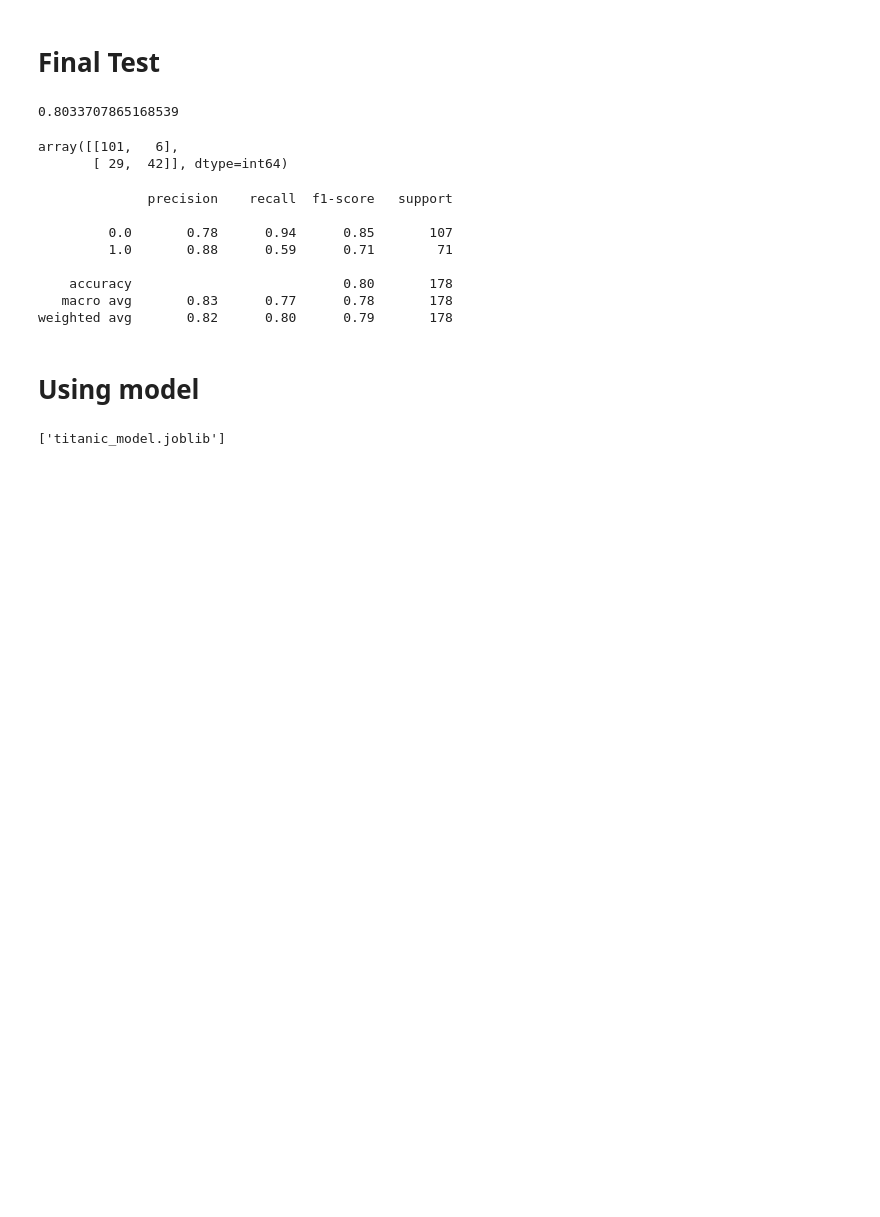
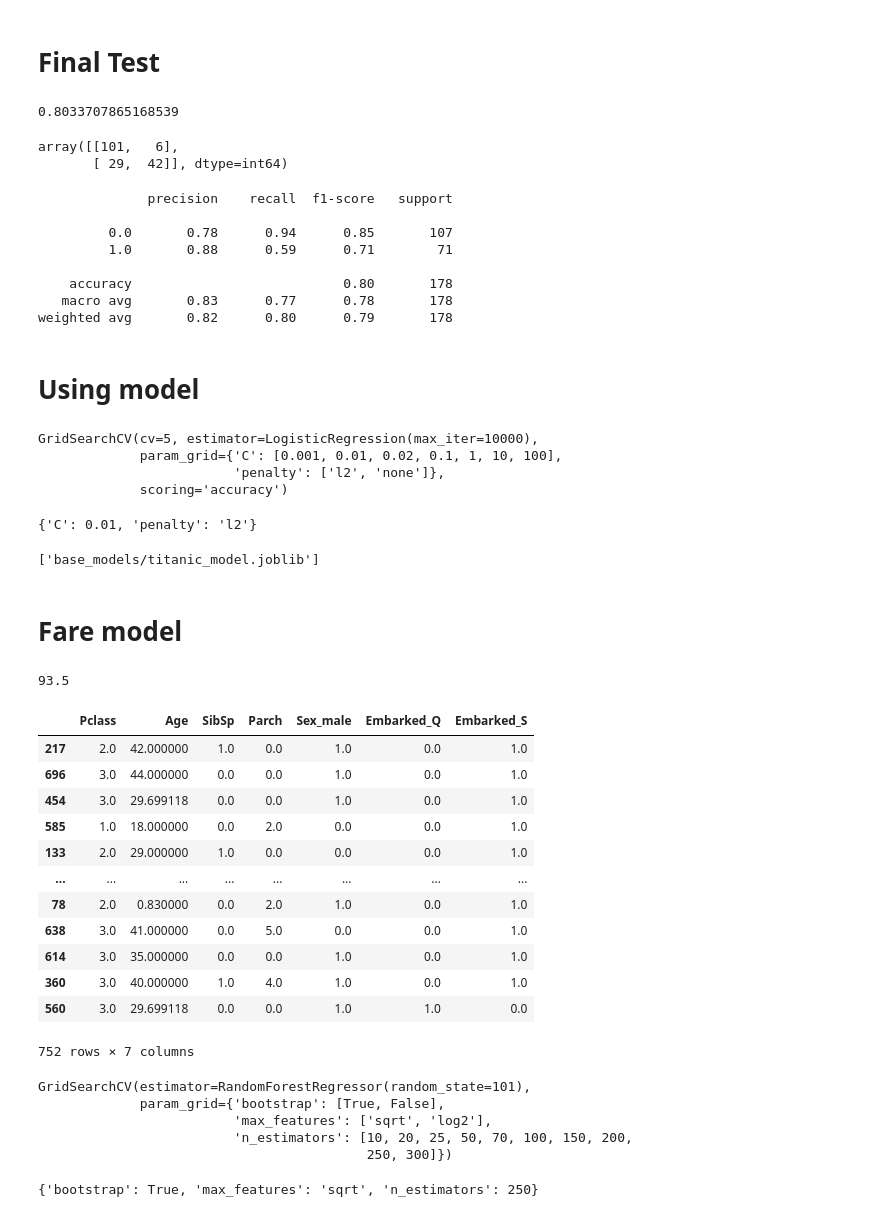
Before and after one commit to nicksttar/Titanic-Survival-Prediction, a Jupyter notebook: titanic_model.ipynb, the cells around one changed output. Drawn from its saved outputs; the diff is of its cells as text; code cells hidden in the pictures; blank space fills up the shorter version.

```diff
--- a/titanic_model.ipynb
+++ b/titanic_model.ipynb
@@ -301,8 +340,52 @@ print(classification_report(y_test, y_pred))
 weighted avg       0.82      0.80      0.79       178
 # %% [markdown]
 # Using model
+# %%
+log_model = LogisticRegression(max_iter=10000)
+grid_params = {'C': [0.001, 0.01, 0.02, 0.1, 1, 10, 100], 'penalty': ['l2', 'none']}
+grid_model = GridSearchCV(log_model, param_grid=grid_params, cv=5, scoring='accuracy')
+X = scaler.fit_transform(X)
+
+grid_model.fit(X, y)
+# %% [output]
+GridSearchCV(cv=5, estimator=LogisticRegression(max_iter=10000),
+             param_grid={'C': [0.001, 0.01, 0.02, 0.1, 1, 10, 100],
+                         'penalty': ['l2', 'none']},
+             scoring='accuracy')
+# %%
+grid_model.best_params_
+# %% [output]
+{'C': 0.01, 'penalty': 'l2'}
 # %%
 from joblib import dump
-dump(grid_model, 'titanic_model.joblib')
+dump(grid_model, 'base_models/titanic_model.joblib')
 # %% [output]
-['titanic_model.joblib']
+['base_models/titanic_model.joblib']
+# %% [markdown]
+# Fare model
+# %%
+final_df = final_df[final_df['Fare']<100]
+
+y1 = final_df['Fare']
+X1 = final_df.drop(['Fare', 'Survived'], axis=1)
+y1.max()
+# %% [output]
+93.5
+# %%
+X_train, X_test, y_train, y_test = train_test_split(X1, y1, test_size=0.1, random_state=101)
+X_train.astype(int).to_csv('base_models/X_need_to_fare_scale.csv', index=False)
+X_train
+# %% [output]
+|  | Pclass | Age | SibSp | Parch | Sex_male | Embarked_Q | Embarked_S |
+| 217 | 2.0 | 42.000000 | 1.0 | 0.0 | 1.0 | 0.0 | 1.0 |
+| 696 | 3.0 | 44.000000 | 0.0 | 0.0 | 1.0 | 0.0 | 1.0 |
+| 454 | 3.0 | 29.699118 | 0.0 | 0.0 | 1.0 | 0.0 | 1.0 |
+| 585 | 1.0 | 18.000000 | 0.0 | 2.0 | 0.0 | 0.0 | 1.0 |
+| 133 | 2.0 | 29.000000 | 1.0 | 0.0 | 0.0 | 0.0 | 1.0 |
+| ... | ... | ... | ... | ... | ... | ... | ... |
+| 78 | 2.0 | 0.830000 | 0.0 | 2.0 | 1.0 | 0.0 | 1.0 |
+| 638 | 3.0 | 41.000000 | 0.0 | 5.0 | 0.0 | 0.0 | 1.0 |
+| 614 | 3.0 | 35.000000 | 0.0 | 0.0 | 1.0 | 0.0 | 1.0 |
+| 360 | 3.0 | 40.000000 | 1.0 | 4.0 | 1.0 | 0.0 | 1.0 |
+| 560 | 3.0 | 29.699118 | 0.0 | 0.0 | 1.0 | 1.0 | 0.0 |
+752 rows × 7 columns
@@ -308,0 +399,15 @@ dump(grid_model, 'titanic_model.joblib')
+# %%
+svc = RandomForestRegressor(random_state=101)
+param_grid = {'n_estimators': [10, 20, 25, 50, 70, 100, 150, 200, 250, 300], 'max_features': ['sqrt', 'log2'], 'bootstrap': [True, False]}
+grid_fare = GridSearchCV(svc, param_grid=param_grid)
+grid_fare.fit(X_train, y_train)
+# %% [output]
+GridSearchCV(estimator=RandomForestRegressor(random_state=101),
+             param_grid={'bootstrap': [True, False],
+                         'max_features': ['sqrt', 'log2'],
+                         'n_estimators': [10, 20, 25, 50, 70, 100, 150, 200,
+                                          250, 300]})
+# %%
+grid_fare.best_params_
+# %% [output]
+{'bootstrap': True, 'max_features': 'sqrt', 'n_estimators': 250}
```
Also changed, not shown: parts of 13 cells of this notebook, 7 other files.
